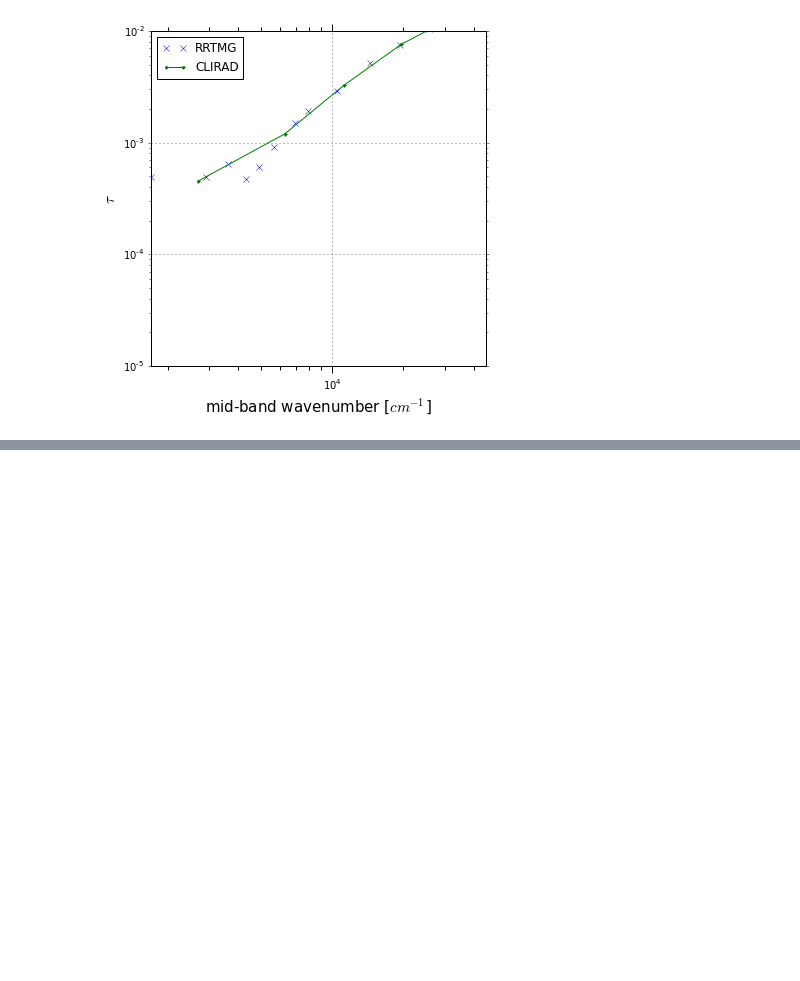
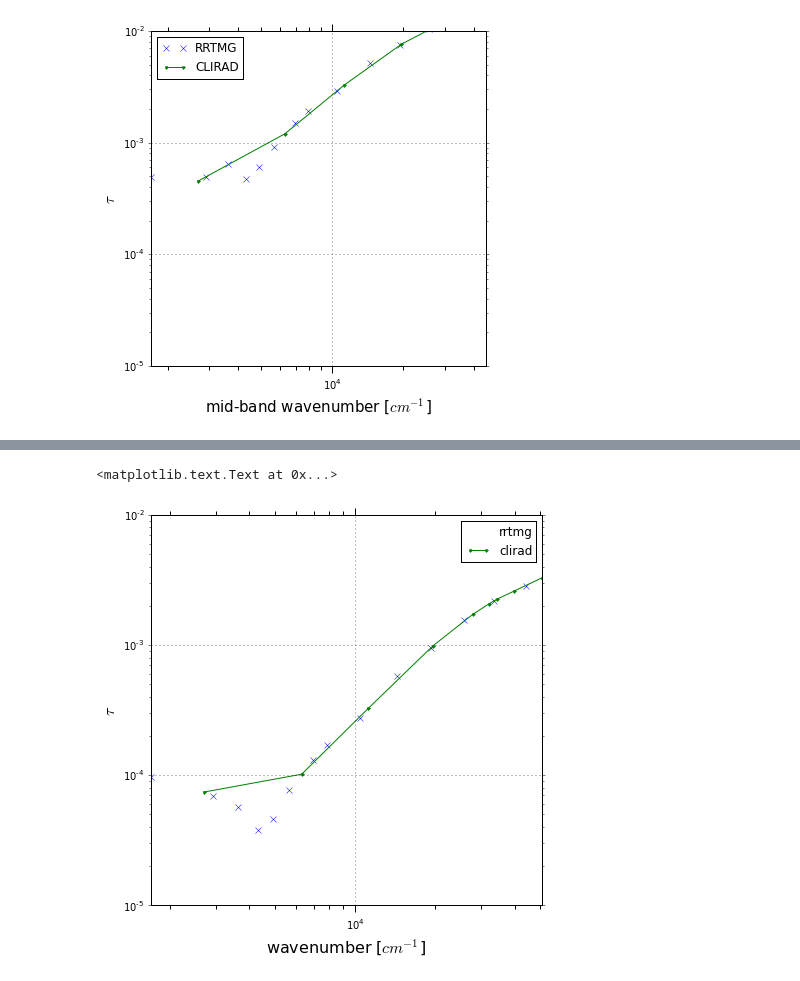
Before and after one commit to qAp/SCAM_radiation_notebooks, a Jupyter notebook: aerosol_optics.ipynb, the cells around one changed output, grey strips where cells are left out. Saved outputs shown, nothing was run; the diff lists cells and outputs as text; code cells hidden in the pictures; blank space fills up the shorter version.

Commit message:
aerosol optics. fit optical depth using Angstrom exponent

```diff
--- a/aerosol_optics.ipynb
+++ b/aerosol_optics.ipynb
@@ -44,7 +50,7 @@ def preprocess_data():
     df.index = df.index.droplevel(1)
     df = df.unstack(1)
     df.index.set_levels(get_rrtmg_midband_wavenumbers(), level=1, inplace = True)
-    df.index.rename(['nstep', 'midband wavenubmer'], inplace = True)
+    df.index.rename(['nstep', 'midband wavenumber'], inplace = True)
     df.columns = df.columns.droplevel(0)
     return df
 
@@ -218,0 +353,7 @@ weejet.interact(plt_extinction_sample_and_fit_f2py,\
+# %%
+print('CLIRAD wavenumbers and wavelengths')
+
+predict = pd.DataFrame({'midband wavenumber': get_clirad_midband_wavenumbers(),
+                       'midband wavelength': list(map(climaunits.wavenumber_to_nanometres, get_clirad_midband_wavenumbers()))})
+
+predict
@@ -218,0 +372,7 @@ weejet.interact(plt_extinction_sample_and_fit_f2py,\
+# %%
+print('Angstrom exponents calculated from RRTMG optical depths and midband wavelengths')
+
+
+angstrom = angstrom_for_rrtmg_midbands(sample)
+
+angstrom
@@ -218,0 +395,8 @@ weejet.interact(plt_extinction_sample_and_fit_f2py,\
+# %%
+print('CLIRAD optical depths obtained from above Angstrom exponents')
+
+predict = interp_angstrom(sample, angstrom, predict)
+
+
+
+predict
@@ -219,3 +415,19 @@ weejet.interact(plt_extinction_sample_and_fit_f2py,\
+# %%
+fig, ax = plt.subplots(nrows = 1, ncols = 1, figsize = (7, 7))
+
+ax = sample.sort('midband wavenumber').plot(ax = ax, x = 'midband wavenumber', y = 'tau', label = 'rrtmg',
+                                      linestyle = 'None', marker = 'x')
+ax = predict.sort('midband wavenumber').plot(ax = ax, x = 'midband wavenumber', y = 'tau', label = 'clirad',
+                                             marker = '.')
+
+ax.set_xscale('log')
+ax.set_xlabel(r'wavenumber [$cm^{-1}$]', fontsize = 16)
+
+ax.set_yscale('log')
+ax.set_ylabel(r'$\tau$', fontsize = 16)
+# %% [output]
+<matplotlib.text.Text at 0x...>
+[figure, added]
 # %%
 HTML('''
 <script>
```
Also changed, not shown: parts of 10 cells of this notebook.
